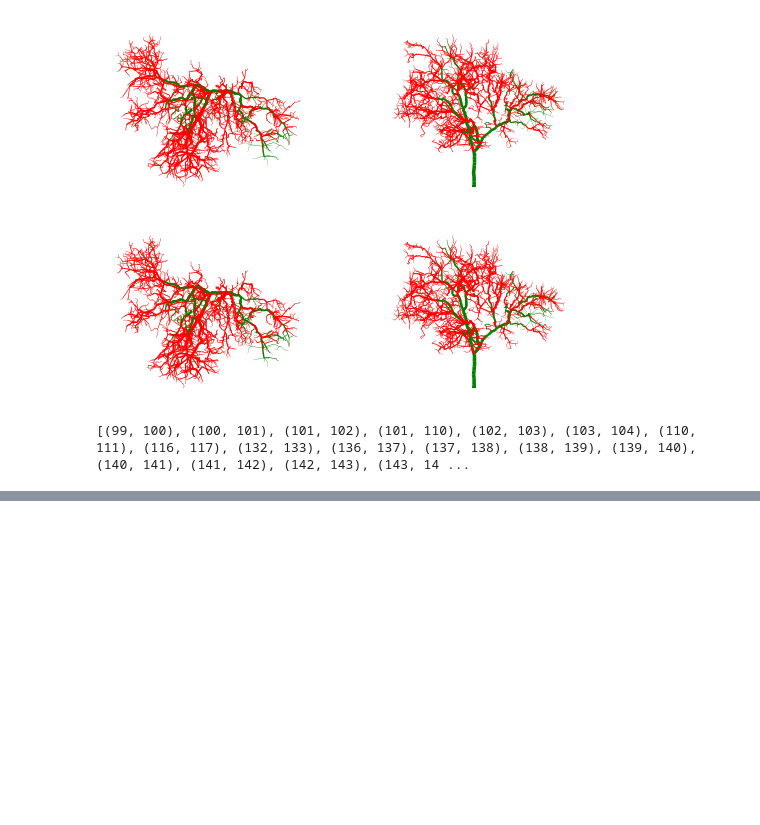
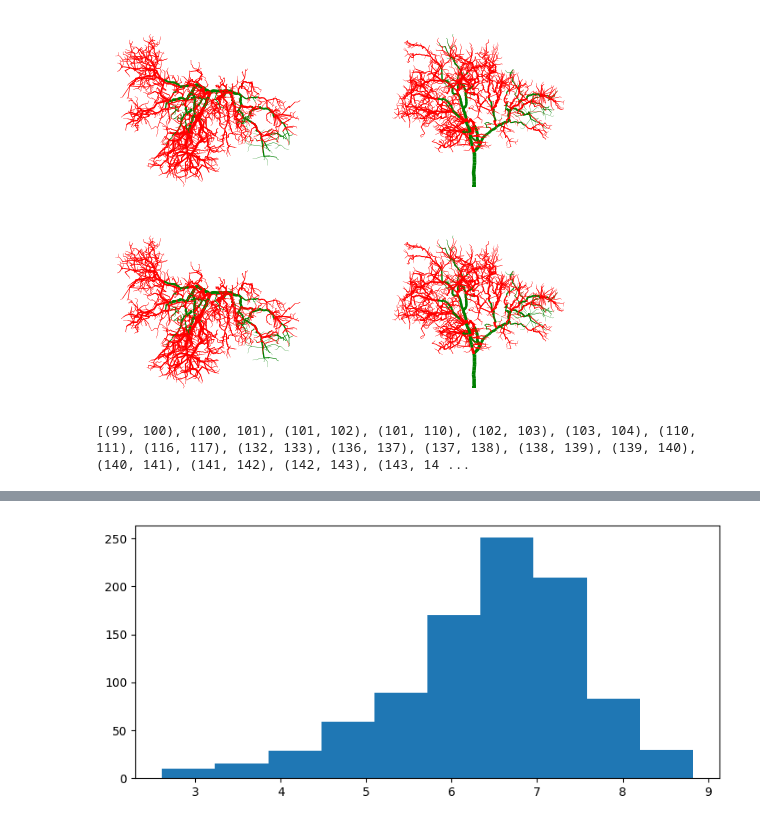
Before and after one commit to wischmcj/cylinders, a Jupyter notebook: cylinders/cli.ipynb, the cells around one changed output, grey strips where cells are left out. Saved outputs shown, nothing was run; the diff lists cells and outputs as text; code cells hidden in the pictures; blank space fills up the shorter version.

```diff
--- a/cylinders/cli.ipynb
+++ b/cylinders/cli.ipynb
@@ -1796,3 +1926,23 @@ completed drip mapping 17.7
+# %%
+self = cyls_test[0]
+plt.rcParams["figure.figsize"] = [7.50, 3.50]
+plt.rcParams["figure.autolayout"] = True
+gr= self.graph
+all_paths = nx.shortest_path(gr,target=0)
+stem_paths = [all_paths[n] for n in gr.nodes if gr.degree(n)==1 and n!= 0]
+self.stemPaths = stem_paths
+stem_path_cyls = [[val-1 for val in path] for path in stem_paths]
+
+stem_path_lengths = [np.sum(self.cLength[cyl_path]) for cyl_path in stem_path_cyls ]
+
+fig, ax = plt.subplots()
+
+ax.hist(stem_path_lengths, label = 'Stem Path Lengths')
+self.stemPaths = stem_paths
+# self.save_file(method = 'stemPathHeights')
+fig.show()
+# %% [output]
+[figure, added]
 # %%
 self = cyls[0]
 compID = -1
```
Also changed, not shown: parts of 7 cells of this notebook.
